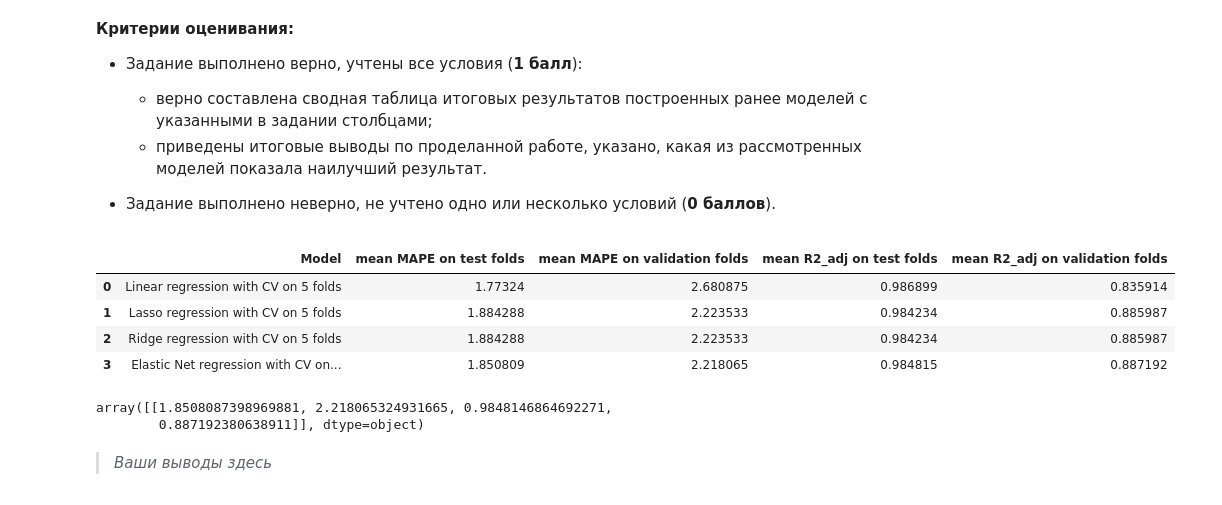
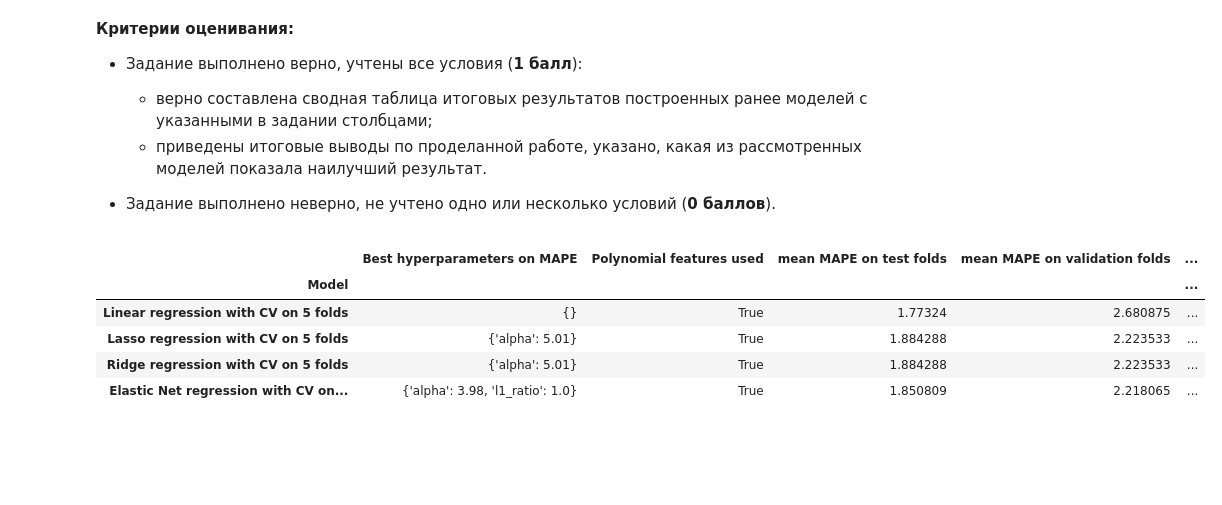
Before and after one commit to akitim/SkillFactory_current, a Jupyter notebook: MATH_ML_2_Практика_Акимкин.ipynb, the cells around one changed output. Saved outputs shown, nothing was run; the diff lists cells and outputs as text; code cells hidden in the pictures; blank space fills up the shorter version.

```diff
--- a/MATH_ML_2_Практика_Акимкин.ipynb
+++ b/MATH_ML_2_Практика_Акимкин.ipynb
@@ -1001,17 +1005,30 @@ ind_mape_min_gs_elnet = df_elnet_gs['mean_test_MAPE'].argmin()
 
 print('\nGridSearchCV results:\n')
 display(df_elnet_gs.dropna())
+
+best_elnet_hp = {'alpha': {'MAPE': df_elnet_gs.loc[ind_mape_min_gs_elnet,
+                                                   'alpha'],
+                           'R2_adj': df_elnet_gs.loc[ind_r2_max_gs_elnet,
+                                                    'alpha']},
+                 'l1_ratio': {'MAPE': df_elnet_gs.loc[ind_mape_min_gs_elnet,
+                                                   'l1_ratio'],
+                           'R2_adj': df_elnet_gs.loc[ind_r2_max_gs_elnet,
+                                                    'l1_ratio']}
+                 }
+
+print("\nОптимальное зн-я по метрике MAPE:\n",
+      f"alpha: {best_elnet_hp['alpha']['MAPE']}; " +
+      f"l1_ratio: {best_elnet_hp['l1_ratio']['MAPE']}")
 print("Оптимальные зн-я по метрике R2_adj:\n" +
       f"alpha: {df_elnet_gs.loc[ind_r2_max_gs_elnet, 'alpha']}; " +
       f"l1_ratio: {df_elnet_gs.loc[ind_r2_max_gs_elnet, 'l1_ratio']}")
-print("\nОптимальное зн-я по метрике MAPE:\n",
-      f"alpha: {df_elnet_gs.loc[ind_mape_min_gs_elnet, 'alpha']}; " +
-      f"l1_ratio: {df_elnet_gs.loc[ind_mape_min_gs_elnet, 'l1_ratio']}")
 
 print(f'\nЛучшее значение метрик для {elnet.__str__().split("(")[0]}' +
     f'-регрессии на {n_folds} фолдах')
-models_eval_res['ElasticNet'] = {}
-models_eval_res['ElasticNet']['GridSearchCV'] = pd.DataFrame(
+
+# записываем результаты в словарь
+models_eval_res['ElasticNet'] = {'GridSearchCV': {}}
+models_eval_res['ElasticNet']['GridSearchCV']['best_metrics'] = pd.DataFrame(
     {'train':
      df_elnet_gs.loc[ind_r2_max_gs_elnet, ['mean_train_MAPE',
                                           'mean_train_R2_adj']].values,
@@ -1019,7 +1036,10 @@ models_eval_res['ElasticNet']['GridSearchCV'] = pd.DataFrame(
      df_elnet_gs.loc[ind_mape_min_gs_elnet, ['mean_test_MAPE',
                                            'mean_test_R2_adj']].values},
      index = ['mean MAPE', 'mean R2_adj'])
-display(models_eval_res['ElasticNet']['GridSearchCV'])
+
+models_eval_res['ElasticNet']['GridSearchCV']['best_hp'] = best_elnet_hp
+
+display(models_eval_res['ElasticNet']['GridSearchCV']['best_metrics'])
 print('=' * 80 + '\n' + '=' * 80)
 # %% [output]
 GridSearchCV results:
@@ -1074,46 +1095,30 @@ alpha: 3.9810717055349722; l1_ratio: 1.0
 # %%
 dft = pd.DataFrame()
 for model in  models_eval_res:
     # print (model)
     key = 'GridSearchCV' if model!='LinRegCV' else 'none'
-    metrics_df = models_eval_res[model][key]
+    best_metrics_df = models_eval_res[model][key]['best_metrics']
     dft = pd.concat(
         [dft, pd.DataFrame(
-        np.ravel(metrics_df.values).reshape([1,4]),
-                 columns=[ind + s for ind in metrics_df.index
+        np.ravel(best_metrics_df.values).reshape([1,4]),
+                 columns=[ind + s for ind in best_metrics_df.index
                    for s in [' on test folds', ' on validation folds']])],
                axis=0)
+
+dft.insert(0, 'Polynomial features used', True)
+hp_ls = [models_eval_res[k]['GridSearchCV' if k!='LinRegCV' else 'none']['best_hp'] for k in models_eval_res.keys()]
+dft.insert(0, 'Best hyperparameters on MAPE',
+           [{k: round(d[k]['MAPE'], 2) for k in d.keys()} for d in hp_ls])
 dft.insert(0, 'Model', [f'Linear regression with CV on {n_folds} folds',
                         f'Lasso regression with CV on {n_folds} folds',
                         f'Ridge regression with CV on {n_folds} folds',
                         f'Elastic Net regression with CV on {n_folds} folds'])
-dft.reset_index(drop=True)
+dft.set_index('Model', drop=True, inplace=True)
+display(dft)
 # %% [output]
-|  | Model | mean MAPE on test folds | mean MAPE on validation folds | mean R2_adj on test folds | mean R2_adj on validation folds |
-| 0 | Linear regression with CV on 5 folds | 1.77324 | 2.680875 | 0.986899 | 0.835914 |
-| 1 | Lasso regression with CV on 5 folds | 1.884288 | 2.223533 | 0.984234 | 0.885987 |
-| 2 | Ridge regression with CV on 5 folds | 1.884288 | 2.223533 | 0.984234 | 0.885987 |
-| 3 | Elastic Net regression with CV on... | 1.850809 | 2.218065 | 0.984815 | 0.887192 |
+|  | Best hyperparameters on MAPE | Polynomial features used | mean MAPE on test folds | mean MAPE on validation folds | ... |
+| Model |  |  |  |  | ... |
+| Linear regression with CV on 5 folds | {} | True | 1.77324 | 2.680875 | ... |
+| Lasso regression with CV on 5 folds | {'alpha': 5.01} | True | 1.884288 | 2.223533 | ... |
+| Ridge regression with CV on 5 folds | {'alpha': 5.01} | True | 1.884288 | 2.223533 | ... |
+| Elastic Net regression with CV on... | {'alpha': 3.98, 'l1_ratio': 1.0} | True | 1.850809 | 2.218065 | ... |
-# %%
-# удалить
-# final_table = pd.concat[]
-
-# pd.concat([v_.rename(columns=dict(zip(v_.columns, ['_'.join([l, r]) for l, r in
-#                       zip(v_.columns, [k]*len(v_.columns))])))
-#  for k, v in models_eval_res.items()
-#   for k_, v_ in v.items() if k_ in ['none', 'GridSearchCV']
-#   ], axis=1)
-# print(*ls)
-
-# df = models_eval_res['LassoCV']['GridSearchCV']
-# display(pd.DataFrame(np.ravel(df.values).reshape([1,4]),
-#              columns=[ind + s for ind in df.index
-#                       for s in [' on test folds', ' on validation folds']])
-# )
-
-np.ravel(models_eval_res[model][key].values).reshape([1,4])
-# %% [output]
-array([[1.8508087398969881, 2.218065324931665, 0.9848146864692271,
-        0.887192380638911]], dtype=object)
-# %% [markdown]
-> *Ваши выводы здесь*
```
Also changed, not shown: parts of 16 cells of this notebook.
